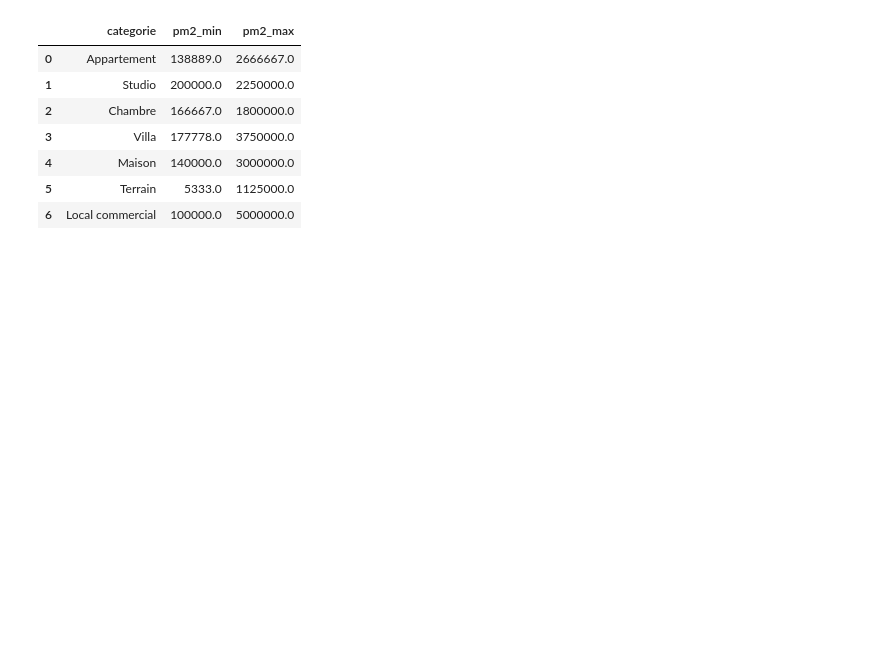
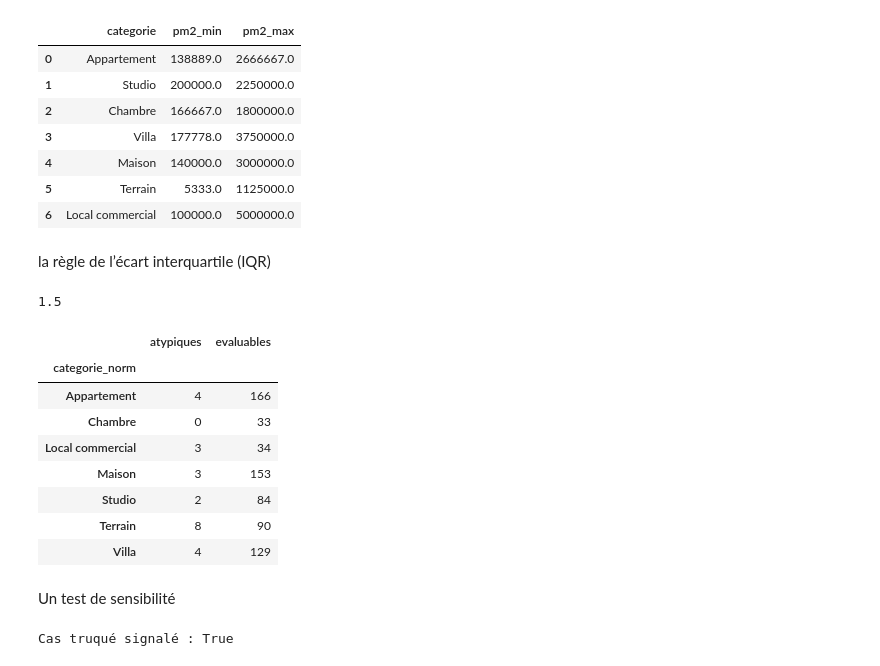
Before and after one commit to moussambkdiaby/immo-analyse, a Jupyter notebook: notebooks/00_profilage.ipynb, the cells around one changed output. Drawn from its saved outputs; the diff is of its cells as text; code cells hidden in the pictures; blank space fills up the shorter version.

Commit message:
Plateforme : prix au m2, plage referentiel (0) et detection IQR (24 avertissements)

```diff
--- a/notebooks/00_profilage.ipynb
+++ b/notebooks/00_profilage.ipynb
@@ -740,6 +740,7 @@ SEUILS = {
     "loyer_mensuel_max": 5_000_000,
     "surface_min": 5,          # m² : en dessous, surface atypique
     "surface_max": 2_000,      # m² : au-dessus, surface atypique
+        "iqr_k": 1.5,    # facteur de la règle de Tukey : 1.5 = atypique, 3 = très atypique
 }
 # %% [markdown]
 les 5 surfaces manquantes
@@ -942,3 +943,50 @@ Ventes hors plage prix/m² : 0 sur 689
 | 4 | Maison | 140000.0 | 3000000.0 |
 | 5 | Terrain | 5333.0 | 1125000.0 |
 | 6 | Local commercial | 100000.0 | 5000000.0 |
+# %% [markdown]
+la règle de l’écart interquartile (IQR)
+# %%
+print(SEUILS["iqr_k"])   # doit afficher 1.5
+# %% [output]
+1.5
+# %%
+# groupby + transform : calcule Q1 et Q3 de CHAQUE catégorie, puis les recopie sur chaque ligne
+# de cette catégorie (même taille que ventes_pm2, donc utilisable directement dans une comparaison).
+g = ventes_pm2.groupby("categorie_norm")["prix_m2"]
+q1 = g.transform(lambda s: s.quantile(0.25))
+q3 = g.transform(lambda s: s.quantile(0.75))
+iqr = q3 - q1
+k = SEUILS["iqr_k"]
+
+# Atypique = en dessous de Q1 - k*IQR OU (|) au-dessus de Q3 + k*IQR
+ventes_pm2["pm2_atypique"] = (
+    (ventes_pm2["prix_m2"] < q1 - k * iqr) | (ventes_pm2["prix_m2"] > q3 + k * iqr)
+)
+
+# Par catégorie : combien d'atypiques, sur combien d'évaluables
+ventes_pm2.groupby("categorie_norm")["pm2_atypique"].agg(atypiques="sum", evaluables="count")
+# %% [output]
+|  | atypiques | evaluables |
+| categorie_norm |  |  |
+| Appartement | 4 | 166 |
+| Chambre | 0 | 33 |
+| Local commercial | 3 | 34 |
+| Maison | 3 | 153 |
+| Studio | 2 | 84 |
+| Terrain | 8 | 90 |
+| Villa | 4 | 129 |
+# %% [markdown]
+Un test de sensibilité
+# %%
+# On fabrique une copie dont UN appartement a son prix multiplié par 10 (erreur d'unité typique).
+# Si le détecteur fonctionne, cette ligne doit être signalée.
+test = ventes_pm2.copy()
+i = test[test["categorie_norm"] == "Appartement"].index[0]
+test.loc[i, "prix_m2"] = test.loc[i, "prix_m2"] * 10
+
+g2 = test.groupby("categorie_norm")["prix_m2"]
+q1t, q3t = g2.transform(lambda s: s.quantile(0.25)), g2.transform(lambda s: s.quantile(0.75))
+iqr_t = q3t - q1t
+print("Cas truqué signalé :", bool(test.loc[i, "prix_m2"] > q3t[i] + k * iqr_t[i]))   # doit afficher True
+# %% [output]
+Cas truqué signalé : True
```
Also changed, not shown: parts of 1 cell of this notebook.
